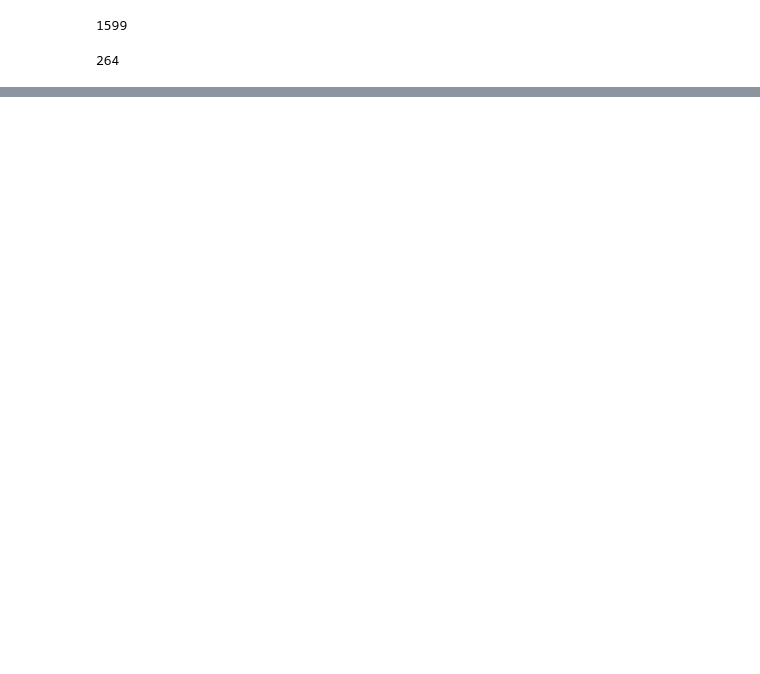
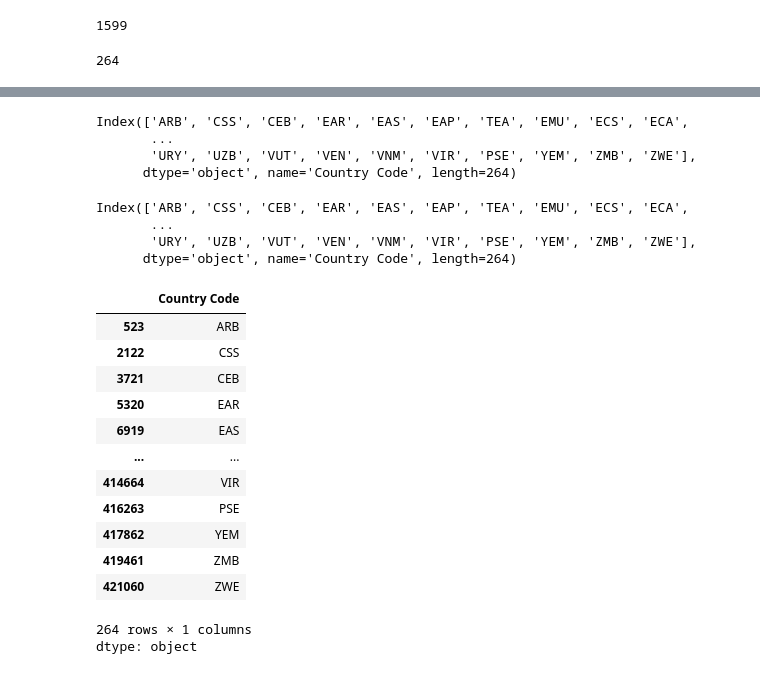
Before and after one commit to Animesh-Chourey/Time-Benders, a Jupyter notebook: 1. World Bank Development Estimates/Untitled0.ipynb, the cells around one changed output, grey strips where cells are left out. Drawn from its saved outputs; the diff is of its cells as text; code cells hidden in the pictures; blank space fills up the shorter version.

```diff
--- a/1. World Bank Development Estimates/Untitled0.ipynb
+++ b/1. World Bank Development Estimates/Untitled0.ipynb
@@ -104,0 +165,33 @@ indicator_1 = df["Indicator Name"].unique()[489]
+# %%
+gdp_per_capita_df.index = gdp_per_capita_df["Country Code"]
+gdp_per_capita_df.index
+# %% [output]
+Index(['ARB', 'CSS', 'CEB', 'EAR', 'EAS', 'EAP', 'TEA', 'EMU', 'ECS', 'ECA',
+       ...
+       'URY', 'UZB', 'VUT', 'VEN', 'VNM', 'VIR', 'PSE', 'YEM', 'ZMB', 'ZWE'],
+      dtype='object', name='Country Code', length=264)
+# %%
+co2Emi_metricTon_perCapita_df.index = co2Emi_metricTon_perCapita_df['Country Code']
+co2Emi_metricTon_perCapita_df.index
+# %% [output]
+Index(['ARB', 'CSS', 'CEB', 'EAR', 'EAS', 'EAP', 'TEA', 'EMU', 'ECS', 'ECA',
+       ...
+       'URY', 'UZB', 'VUT', 'VEN', 'VNM', 'VIR', 'PSE', 'YEM', 'ZMB', 'ZWE'],
+      dtype='object', name='Country Code', length=264)
+# %%
+gdp_per_capita_df.indices
+# %% [output]
+|  | Country Code |
+| 523 | ARB |
+| 2122 | CSS |
+| 3721 | CEB |
+| 5320 | EAR |
+| 6919 | EAS |
+| ... | ... |
+| 414664 | VIR |
+| 416263 | PSE |
+| 417862 | YEM |
+| 419461 | ZMB |
+| 421060 | ZWE |
+264 rows × 1 columns
+dtype: object
```
Also changed, not shown: parts of 9 cells of this notebook.
